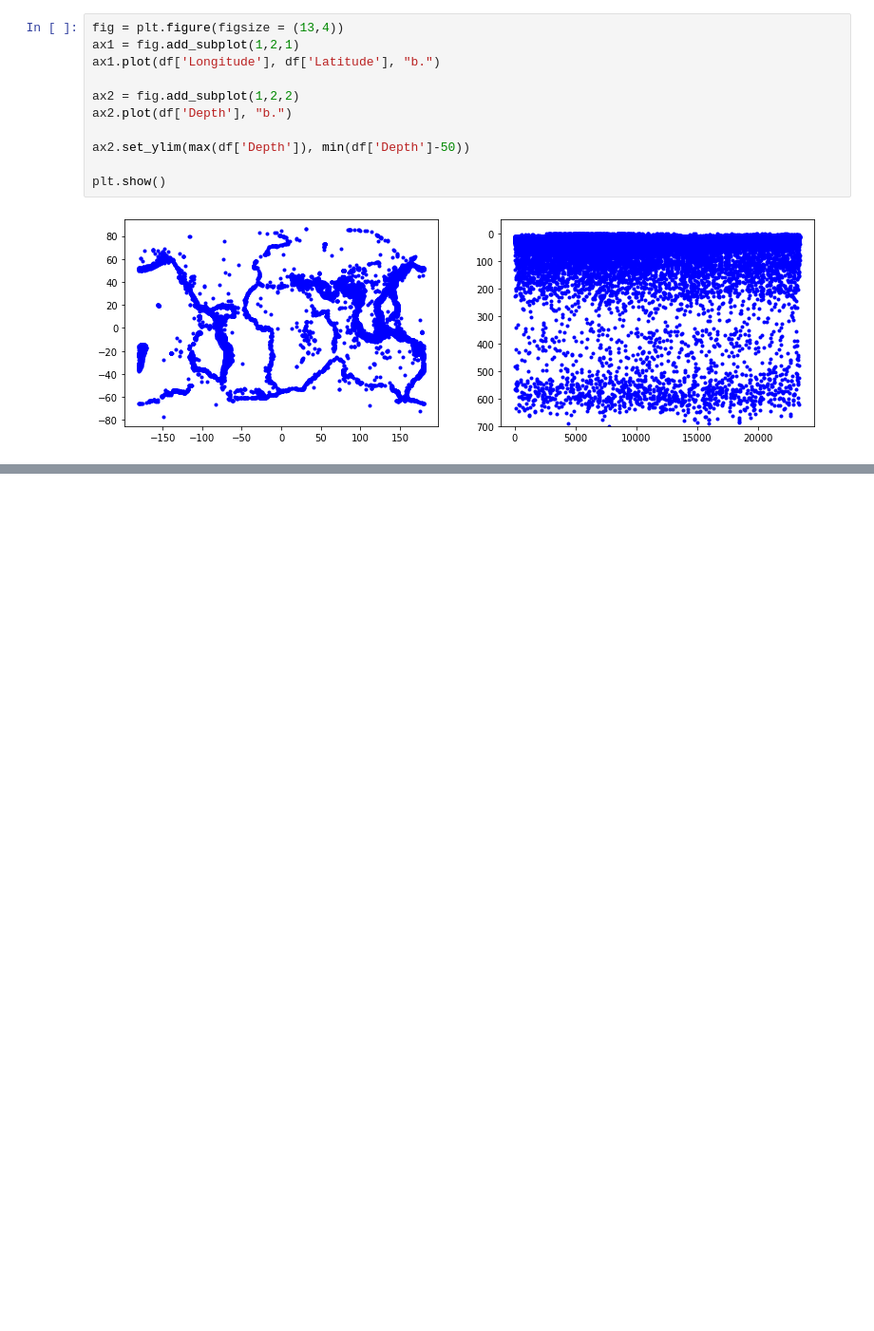
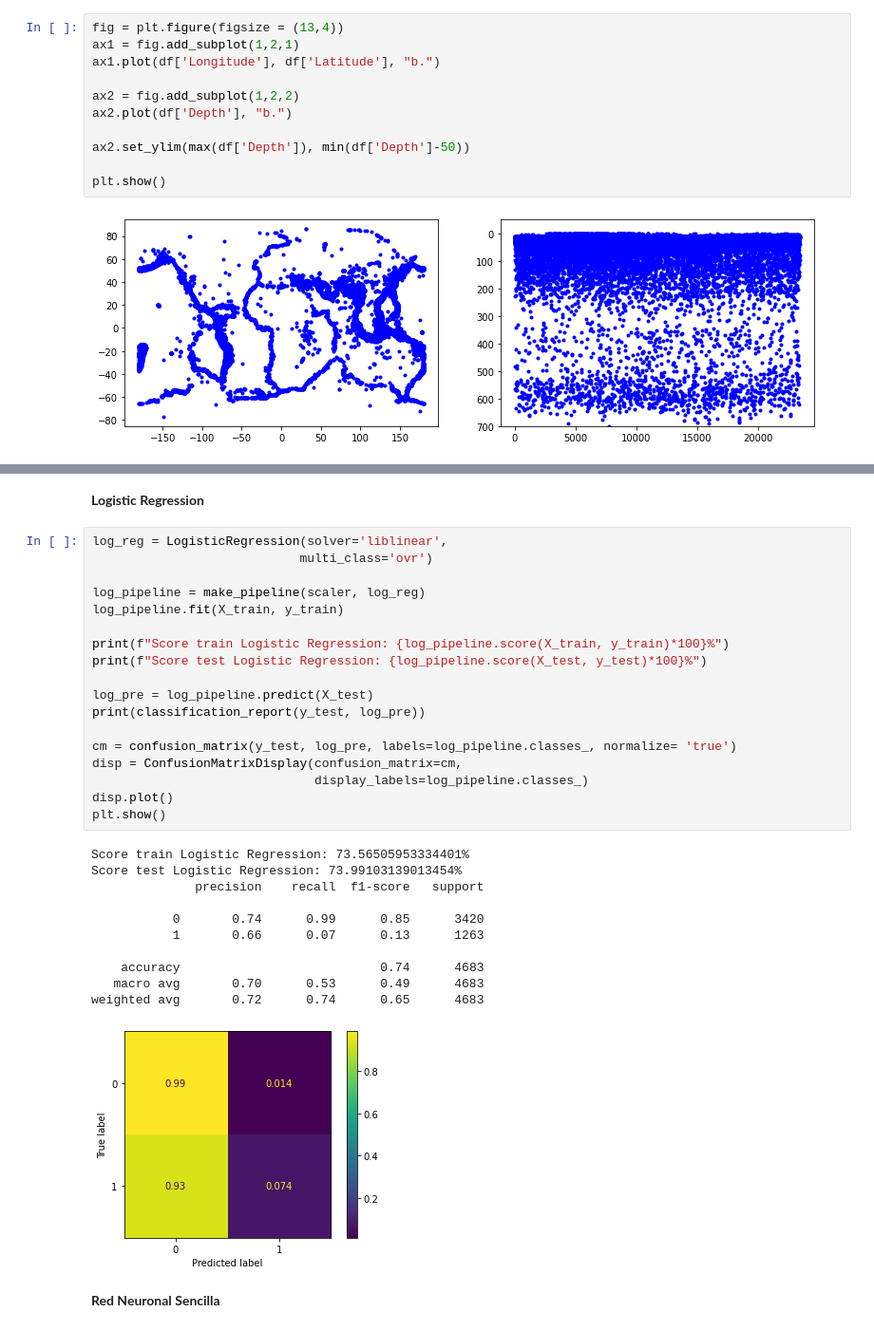
Before and after one commit to s-manterola/Earthquake, a Jupyter notebook: Earthquake.ipynb, the cells around one changed output, grey strips where cells are left out. Shown at 95% size. Drawn from its saved outputs; the diff is of its cells as text; blank space fills up the shorter version.

```diff
--- a/Earthquake.ipynb
+++ b/Earthquake.ipynb
@@ -303,0 +292,34 @@ plt.show()
+# %% [markdown]
+**Logistic Regression**
+# %%
+log_reg = LogisticRegression(solver='liblinear',
+                            multi_class='ovr')
+
+log_pipeline = make_pipeline(scaler, log_reg)
+log_pipeline.fit(X_train, y_train)
+
+print(f"Score train Logistic Regression: {log_pipeline.score(X_train, y_train)*100}%")
+print(f"Score test Logistic Regression: {log_pipeline.score(X_test, y_test)*100}%")
+
+log_pre = log_pipeline.predict(X_test)
+print(classification_report(y_test, log_pre))
+
+cm = confusion_matrix(y_test, log_pre, labels=log_pipeline.classes_, normalize= 'true')
+disp = ConfusionMatrixDisplay(confusion_matrix=cm,
+                              display_labels=log_pipeline.classes_)
+disp.plot()
+plt.show()
+# %% [output]
+Score train Logistic Regression: 73.56505953334401%
+Score test Logistic Regression: 73.99103139013454%
+              precision    recall  f1-score   support
+
+           0       0.74      0.99      0.85      3420
+           1       0.66      0.07      0.13      1263
+
+    accuracy                           0.74      4683
+   macro avg       0.70      0.53      0.49      4683
+weighted avg       0.72      0.74      0.65      4683
+[figure, added]
+# %% [markdown]
+**Red Neuronal Sencilla**
```
Also changed, not shown: parts of 38 cells of this notebook.
